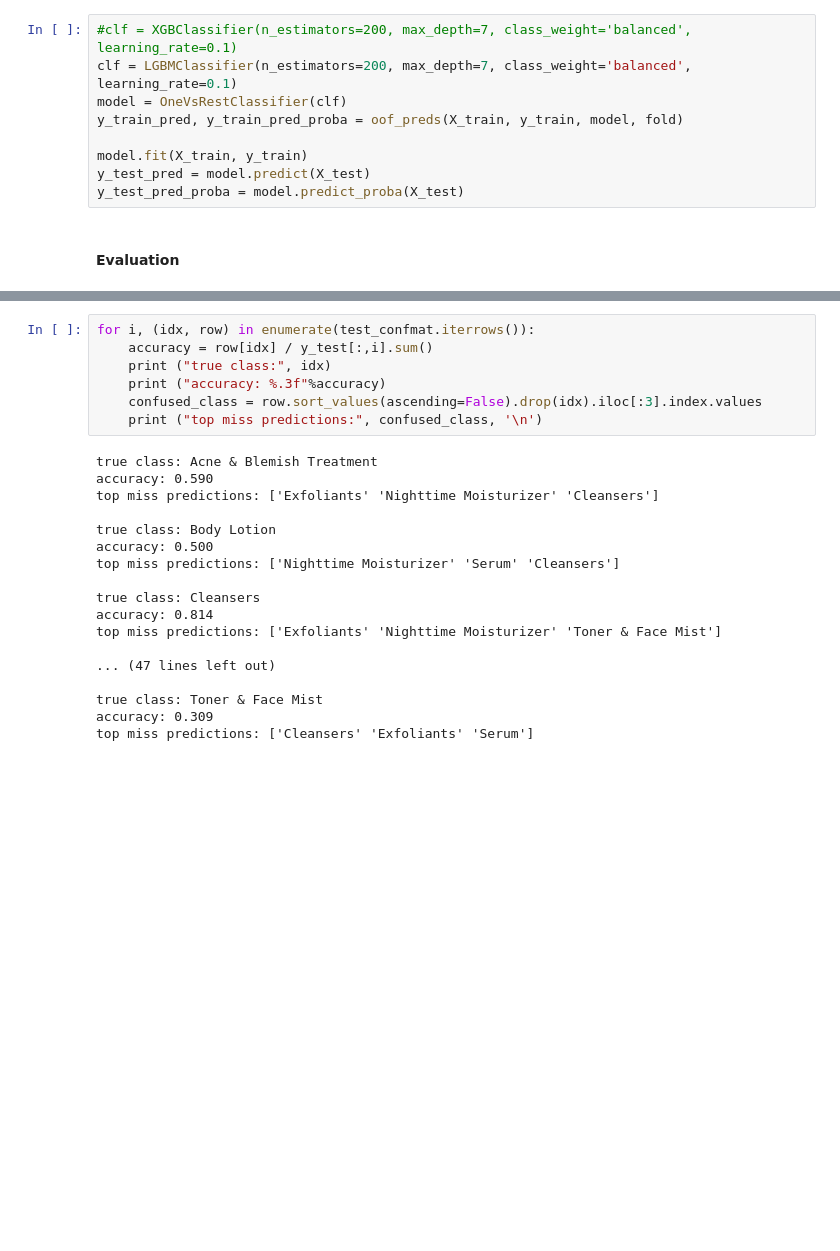
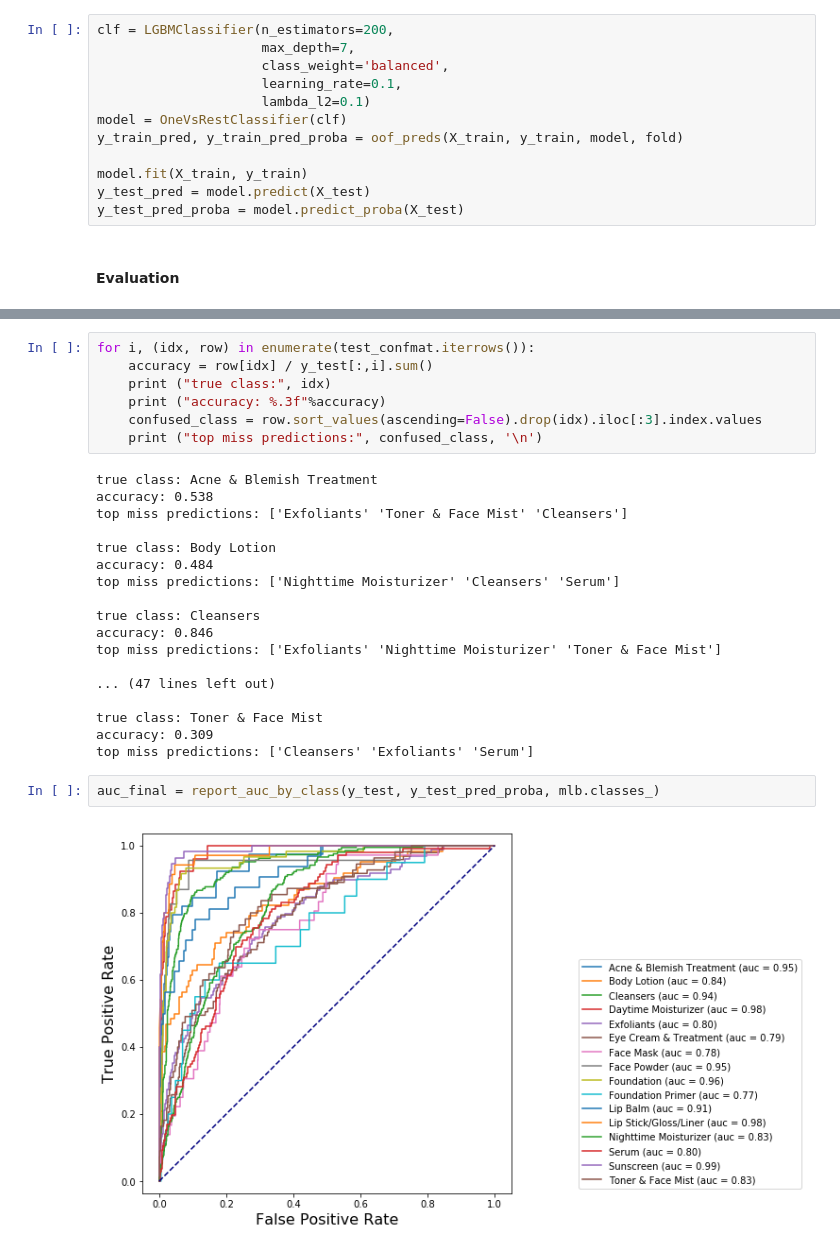
Before and after one commit to NoxMoon/inside_beauty, a Jupyter notebook: machine_learning/product_category_classification.ipynb, the cells around one changed output, grey strips where cells are left out. Drawn from its saved outputs; the diff is of its cells as text; blank space fills up the shorter version.

```diff
--- a/machine_learning/product_category_classification.ipynb
+++ b/machine_learning/product_category_classification.ipynb
@@ -257,8 +263,11 @@ X_train.shape, X_test.shape
 # %% [markdown]
 Use LightGBM Classifier as final model.
 # %%
-#clf = XGBClassifier(n_estimators=200, max_depth=7, class_weight='balanced', learning_rate=0.1)
-clf = LGBMClassifier(n_estimators=200, max_depth=7, class_weight='balanced', learning_rate=0.1)
+clf = LGBMClassifier(n_estimators=200,
+                     max_depth=7,
+                     class_weight='balanced',
+                     learning_rate=0.1,
+                     lambda_l2=0.1)
 model = OneVsRestClassifier(clf)
 y_train_pred, y_train_pred_proba = oof_preds(X_train, y_train, model, fold)
 
@@ -292,15 +301,15 @@ for i, (idx, row) in enumerate(test_confmat.iterrows()):
     print ("top miss predictions:", confused_class, '\n')
 # %% [output]
 true class: Acne & Blemish Treatment
-accuracy: 0.590
-top miss predictions: ['Exfoliants' 'Nighttime Moisturizer' 'Cleansers']
+accuracy: 0.538
+top miss predictions: ['Exfoliants' 'Toner & Face Mist' 'Cleansers']
 
 true class: Body Lotion
-accuracy: 0.500
-top miss predictions: ['Nighttime Moisturizer' 'Serum' 'Cleansers']
+accuracy: 0.484
+top miss predictions: ['Nighttime Moisturizer' 'Cleansers' 'Serum']
 
 true class: Cleansers
-accuracy: 0.814
+accuracy: 0.846
 top miss predictions: ['Exfoliants' 'Nighttime Moisturizer' 'Toner & Face Mist']
 
 ... (47 lines left out)
@@ -308,3 +317,7 @@ top miss predictions: ['Exfoliants' 'Nighttime Moisturizer' 'Toner & Face Mist']
 true class: Toner & Face Mist
 accuracy: 0.309
 top miss predictions: ['Cleansers' 'Exfoliants' 'Serum']
+# %%
+auc_final = report_auc_by_class(y_test, y_test_pred_proba, mlb.classes_)
+# %% [output]
+[figure, added]
```
Also changed, not shown: parts of 10 cells of this notebook, 1 other file.
